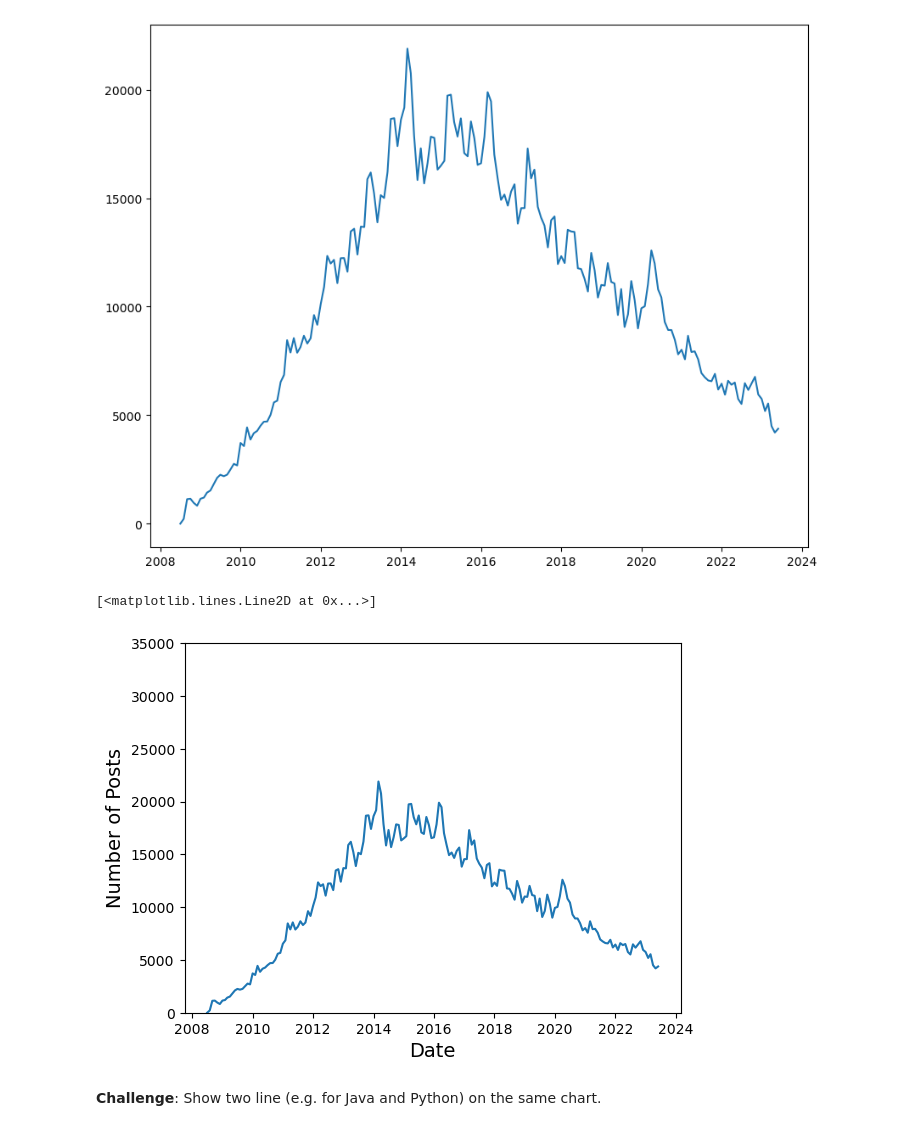
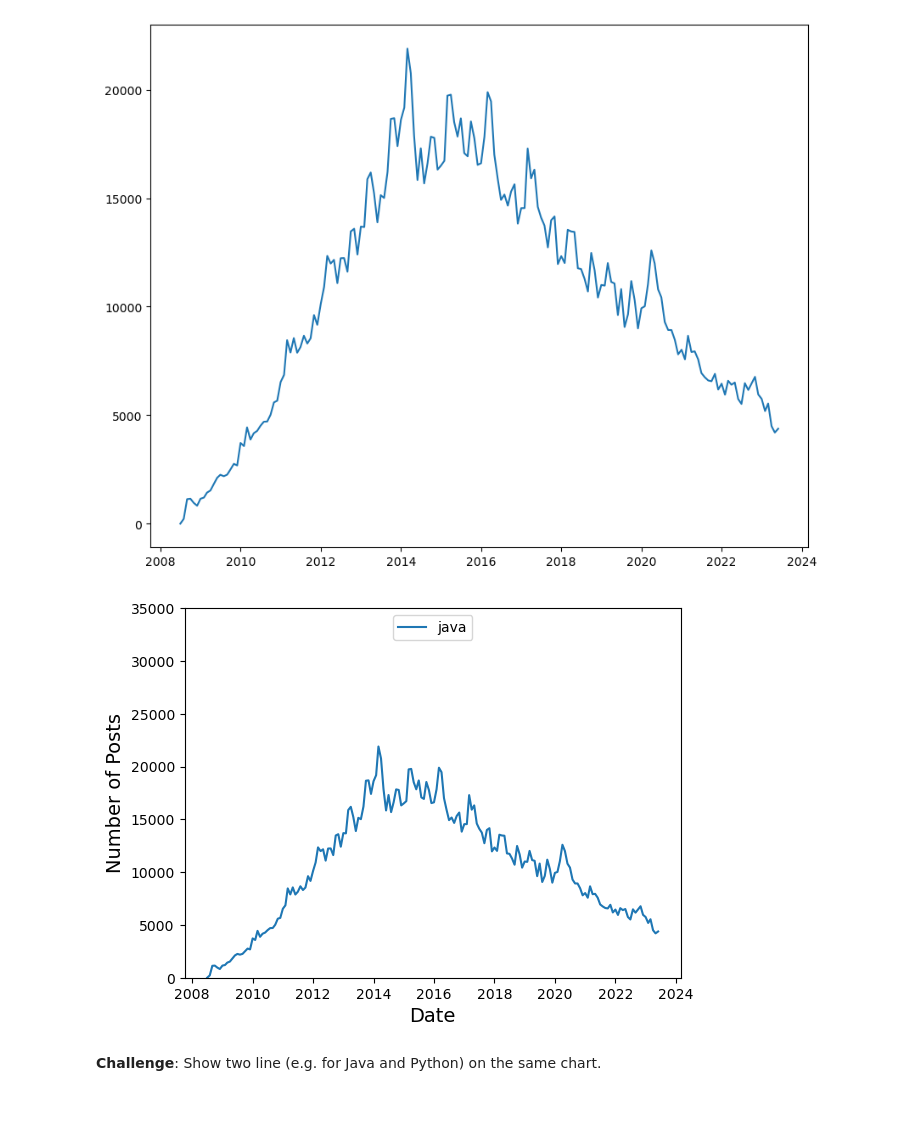
Before and after one commit to Xor01/Most-popular-programming-language, a Jupyter notebook: Programming_Languages.ipynb, the cells around one changed output. Drawn from its saved outputs; the diff is of its cells as text; code cells hidden in the pictures.

Commit message:
create a plot of java and python with label and legend to distinguish between them

```diff
--- a/Programming_Languages.ipynb
+++ b/Programming_Languages.ipynb
@@ -212,10 +212,10 @@ plt.plot(pv_df.index, pv_df['java'])
 # %%
 plt.xlabel('Date', fontsize=14)
 plt.ylabel('Number of Posts', fontsize=14)
 plt.ylim(0, 35000)
-plt.plot(pv_df.index, pv_df['java'])
+plt.plot(pv_df.index, pv_df['java'], label='java')
+leg = plt.legend(loc='upper center')
 # %% [output]
-[<matplotlib.lines.Line2D at 0x...>]
-[figure, old version]
+[figure, new version]
 # %% [markdown]
 **Challenge**: Show two line (e.g. for Java and Python) on the same chart.
```
Also changed, not shown: parts of 1 cell of this notebook.
